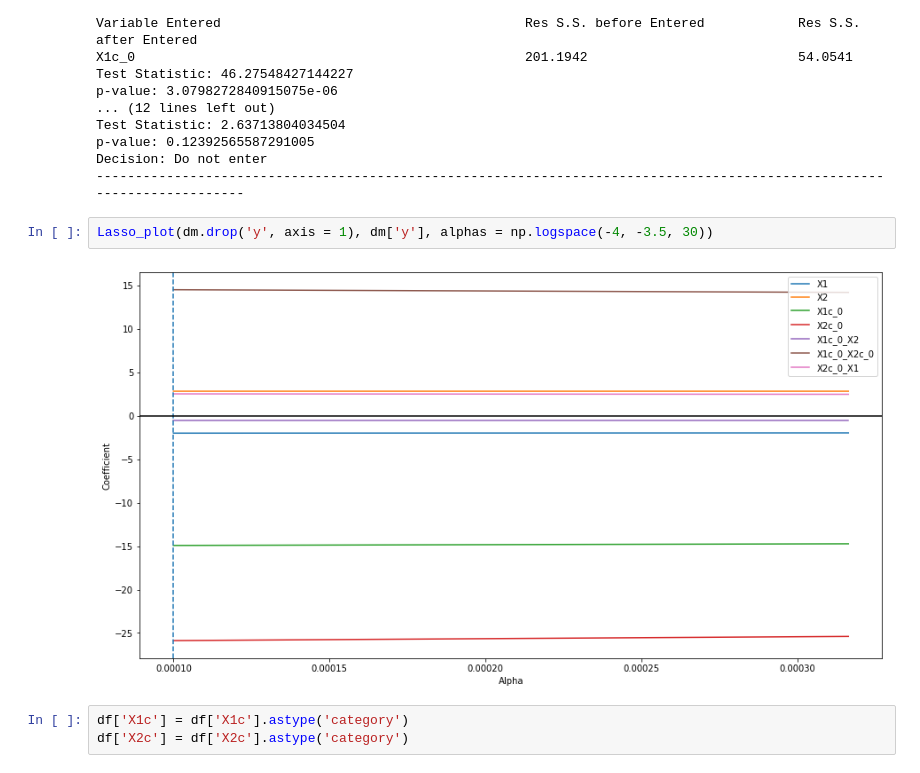
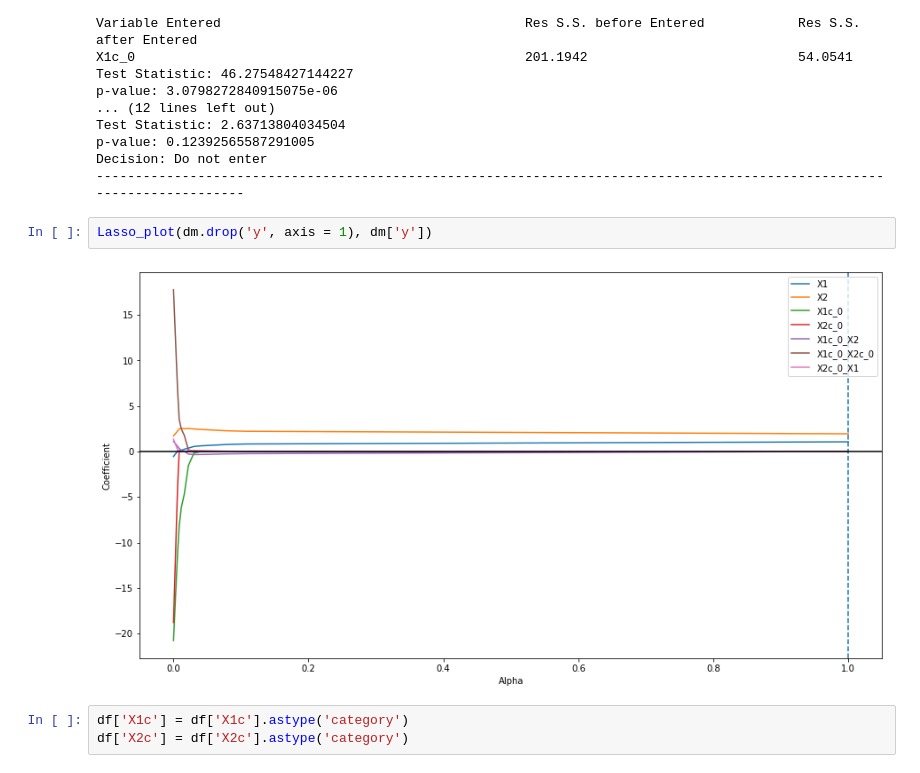
Before and after one commit to SmilesTigeR/statistical-analysis, a Jupyter notebook: sample.ipynb, the cells around one changed output. Cells and saved outputs as stored; diff of their text form.

```diff
--- a/sample.ipynb
+++ b/sample.ipynb
@@ -194,9 +194,9 @@ p-value: 0.12392565587291005
 Decision: Do not enter
 ------------------------------------------------------------------------------------------------------------------------
 # %%
-Lasso_plot(dm.drop('y', axis = 1), dm['y'], alphas = np.logspace(-4, -3.5, 30))
+Lasso_plot(dm.drop('y', axis = 1), dm['y'])
 # %% [output]
-[figure, old version]
+[figure, new version]
 # %%
 df['X1c'] = df['X1c'].astype('category')
 df['X2c'] = df['X2c'].astype('category')
```
